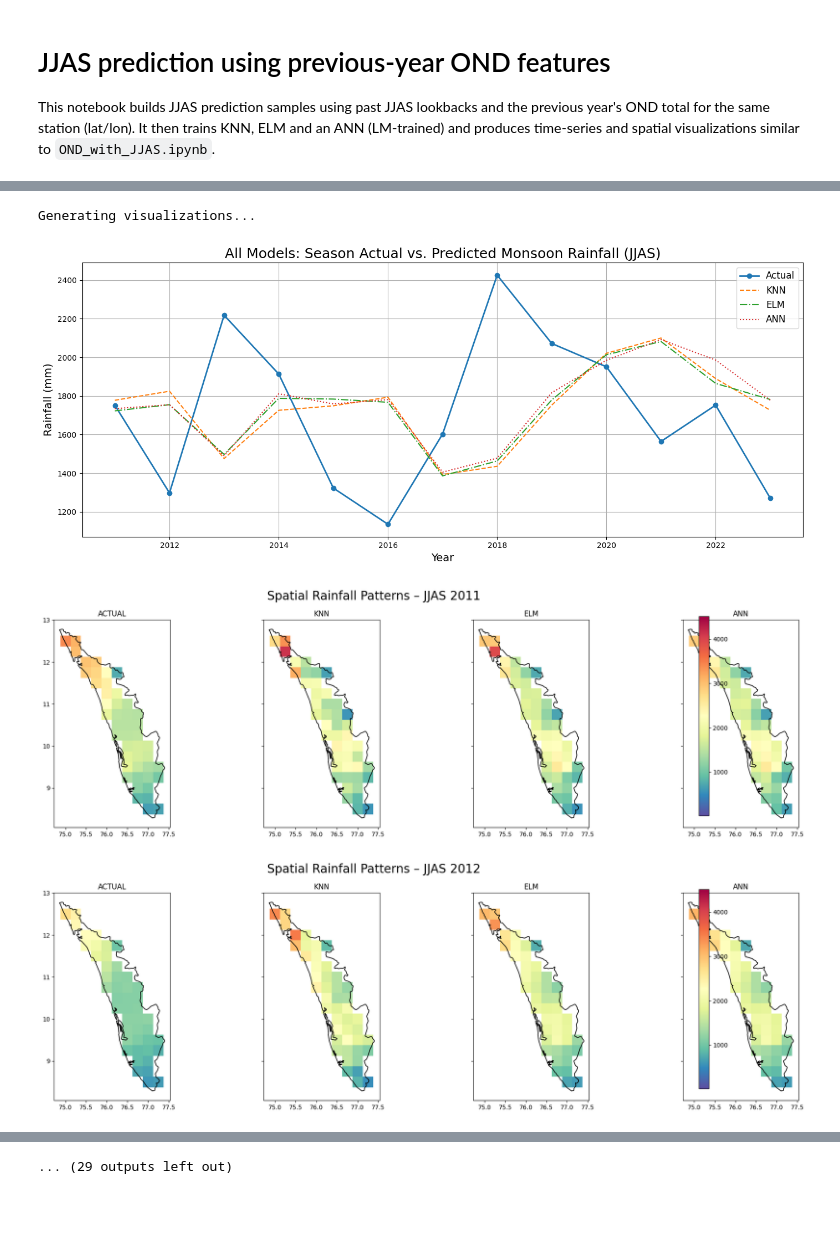
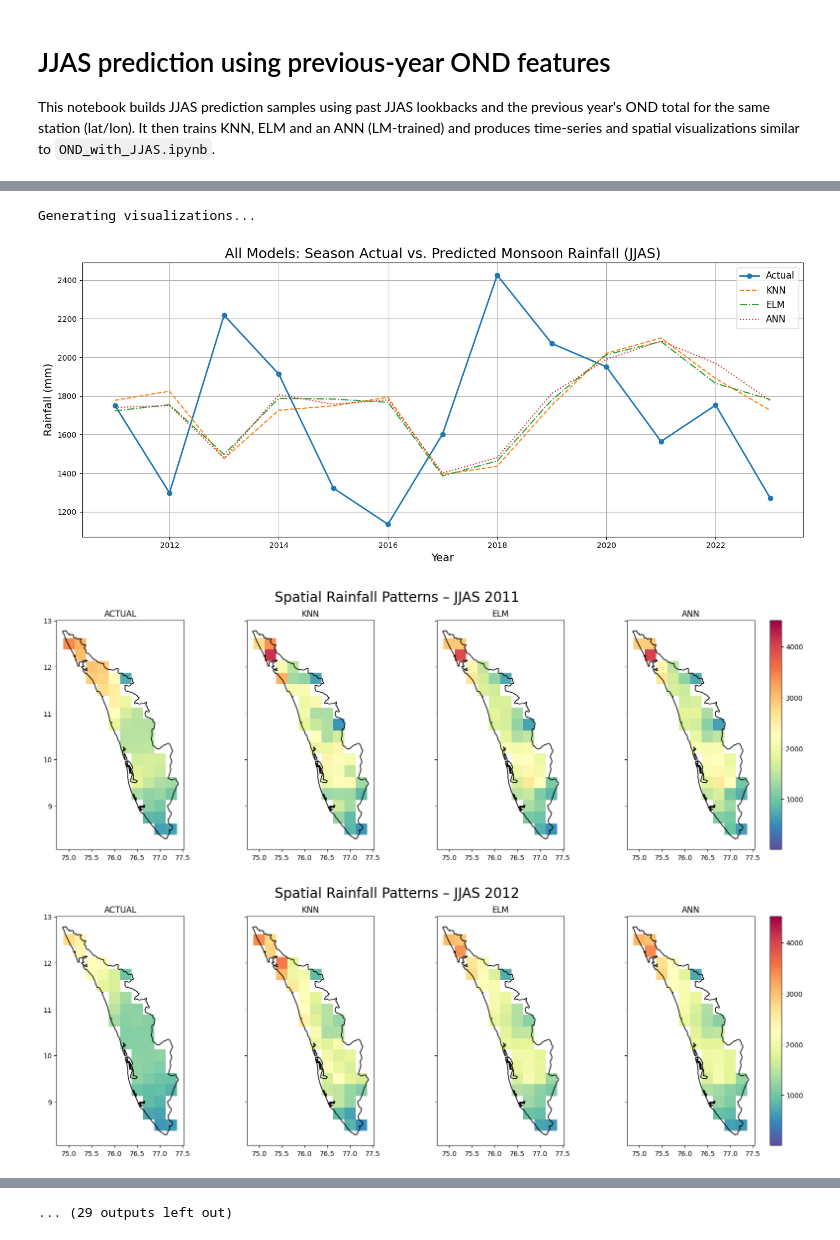
Before and after one commit to RejoyJohny/Rainfall, a Jupyter notebook: JJAS_with_OND.ipynb, the cells around one changed output, grey strips where cells are left out. Cells and saved outputs as stored; diff of their text form; code cells hidden in the pictures; blank space fills up the shorter version.

```diff
--- a/JJAS_with_OND.ipynb
+++ b/JJAS_with_OND.ipynb
@@ -233,7 +233,6 @@ def visualize_results(test_meta_df, y_true_orig, y_pred_knn, y_pred_elm, y_pred_
     plt.grid(True)
     plt.tight_layout()
     plt.show()
-
 
 def visualize_spatial_predictions(test_meta_df, y_true, y_pred_knn, y_pred_elm, y_pred_ann, kerala_shape):
     """Spatial rainfall maps with temporal alignment:
@@ -286,12 +285,9 @@ def visualize_spatial_predictions(test_meta_df, y_true, y_pred_knn, y_pred_elm,
             axes[i].set_title(model)
         sm = plt.cm.ScalarMappable(cmap='Spectral_r', norm=norm)
         sm.set_array([])
-        # place colorbar on the right using a dedicated axis to avoid tight_layout warnings
-        fig.subplots_adjust(right=0.88)
-        cax = fig.add_axes([0.90, 0.15, 0.02, 0.7])
-        fig.colorbar(sm, cax=cax)
+        fig.colorbar(sm, ax=axes, fraction=0.03, pad=0.02)
+        plt.tight_layout(rect=[0, 0, 0, 0.96])
         plt.show()
-
 
 def visualize_spatial_error(test_meta_df, y_true, y_pred_knn, y_pred_elm, y_pred_ann):
     results_df = test_meta_df.copy()
@@ -318,36 +314,43 @@ def visualize_spatial_error(test_meta_df, y_true, y_pred_knn, y_pred_elm, y_pred
         for model in ['KNN', 'ELM', 'ANN']:
             error_col = f'{model}_Error'
             mean_error = year_df[error_col].mean()
             max_error = year_df[error_col].max()
             mae_p = 100 * mean_error / mean_actual_for_year if mean_actual_for_year > 0 else 0
             print(f"  {model}:")
             print(f"    - Mean Absolute Error: {mean_error:.2f} mm ({mae_p:.1f}%)")
             print(f"    - Max Absolute Error:  {max_error:.2f} mm")
         fig, axes = plt.subplots(1, 3, figsize=(18, 8), sharey=True)
         mesh = None
         for i, model_error in enumerate(model_errors):
             ax = axes[i]
             try:
                 pivot_df = year_df.pivot(index='LATITUDE', columns='LONGITUDE', values=model_error)
                 lons = pivot_df.columns
                 lats = pivot_df.index
                 data = pivot_df.values
                 mesh = ax.pcolormesh(lons, lats, data, cmap='Reds', norm=norm)
                 ax.set_title(model_error.replace('_', ' '))
                 ax.set_xlabel('Longitude')
                 if i == 0:
                     ax.set_ylabel('Latitude')
             except Exception as e:
                 ax.text(0.5, 0.5, f'Could not plot:\n{e}', ha='center', va='center')
                 ax.set_title(model_error.replace('_', ' '))
         if mesh is not None:
-            # place colorbar on the right using dedicated axis
-            fig.subplots_adjust(right=0.88)
-            cax = fig.add_axes([0.90, 0.15, 0.02, 0.7])
-            fig.colorbar(mesh, cax=cax, orientation='vertical', label='Absolute Error (mm)')
+            fig.colorbar(mesh, ax=axes, orientation='vertical', label='Absolute Error (mm)', fraction=0.02, pad=0.04)
+        plt.tight_layout(rect=[0, 0, 0, 0.96])
         plt.show()
+
+# Load Kerala shape and run visualizations
+shp_path = r"ne_10m_admin_1_states_provinces\ne_10m_admin_1_states_provinces.shp"
+india_states = gpd.read_file(shp_path)
+kerala_shape = india_states[(india_states["admin"] == "India") & (india_states["name"] == "Kerala")].to_crs(epsg=4326)
+print("Generating visualizations...")
+visualize_results(y_test_meta, y_true_orig, y_pred_knn_orig, y_pred_elm_orig, y_pred_ann_orig)
+visualize_spatial_predictions(y_test_meta, y_true_orig, y_pred_knn_orig, y_pred_elm_orig, y_pred_ann_orig, kerala_shape)
+visualize_spatial_error(y_test_meta, y_true_orig, y_pred_knn_orig, y_pred_elm_orig, y_pred_ann_orig)
 # %% [output]
 Generating visualizations...
 [figure]
-[figure, old version]
+[figure, new version]
-[figure, old version]
+[figure, new version]
```
Also changed, not shown: parts of 2 cells of this notebook, 1 other file.
